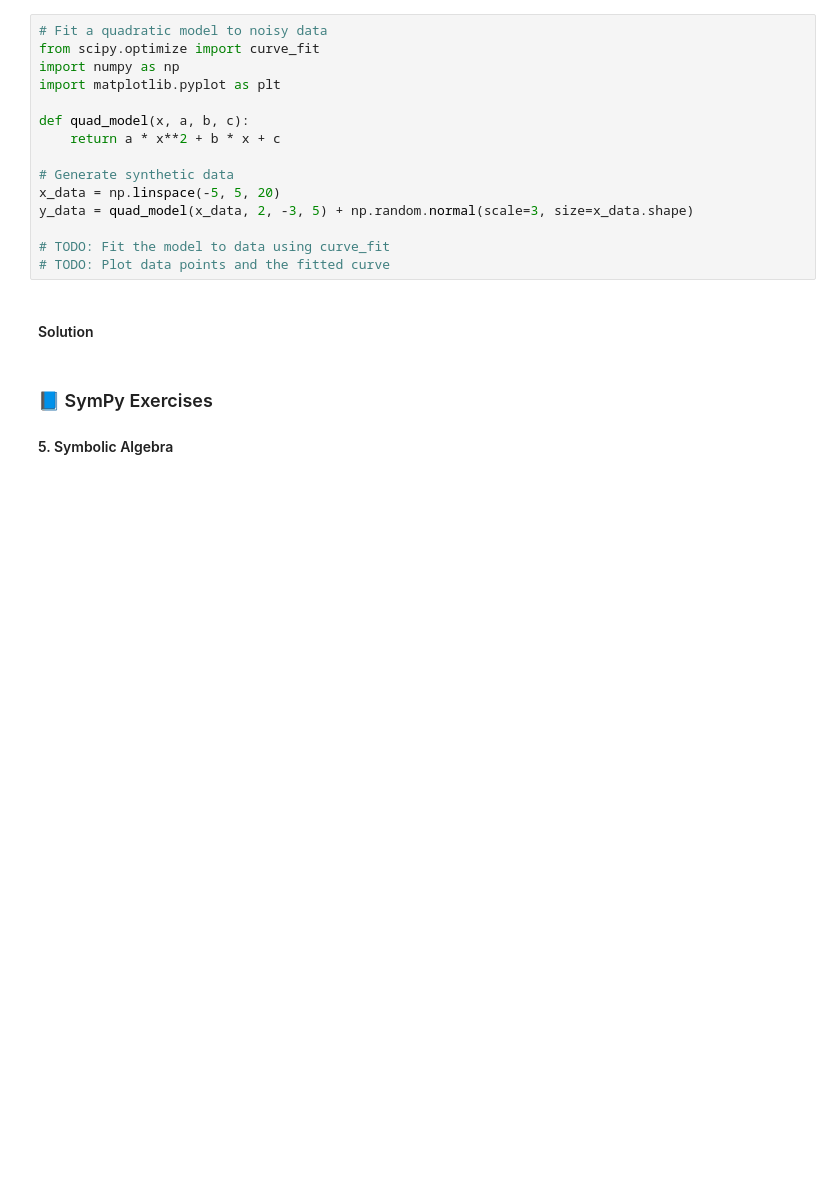
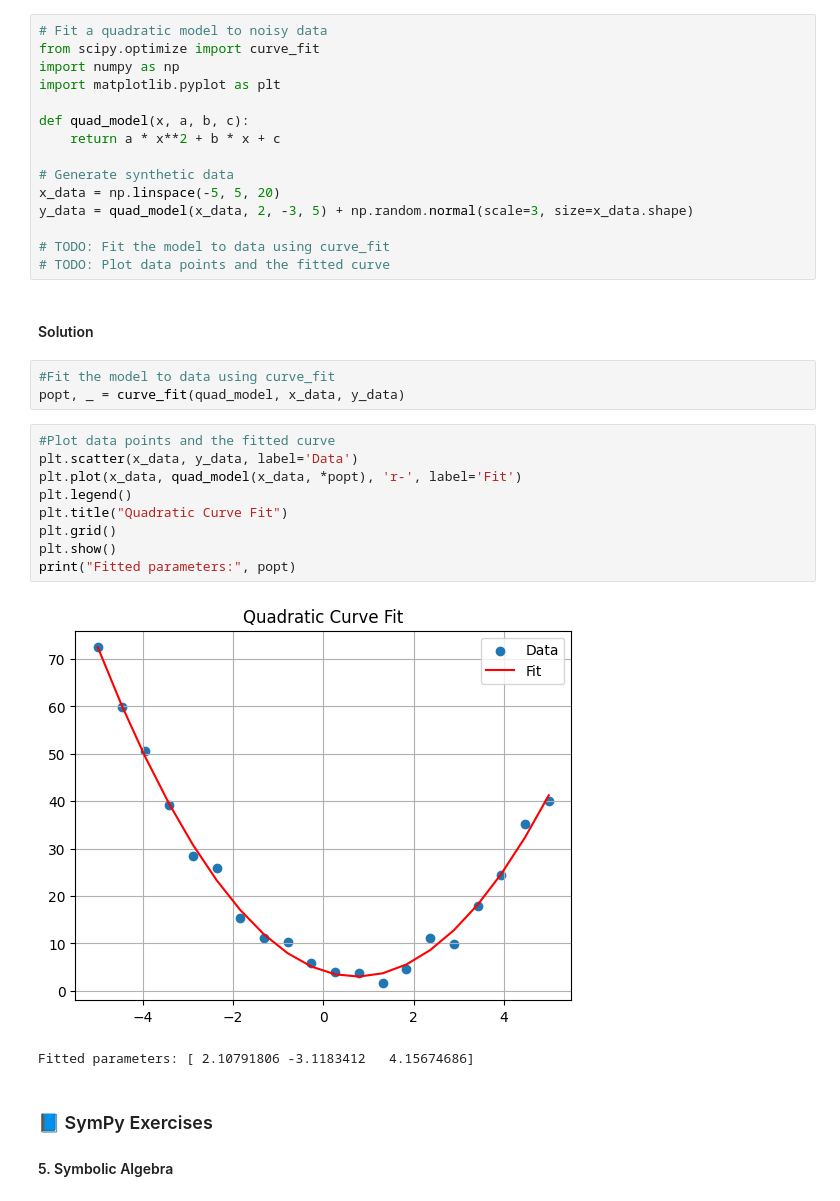
Before and after one commit to krup13/pfsc, a Jupyter notebook: tutorials/T10 - Scientific Comp Basics (Q).ipynb, the cells around one changed output. Saved outputs shown, nothing was run; the diff lists cells and outputs as text; blank space fills up the shorter version.

```diff
--- a/tutorials/T10 - Scientific Comp Basics (Q).ipynb
+++ b/tutorials/T10 - Scientific Comp Basics (Q).ipynb
@@ -61,6 +98,21 @@ y_data = quad_model(x_data, 2, -3, 5) + np.random.normal(scale=3, size=x_data.sh
 # TODO: Plot data points and the fitted curve
 # %% [markdown]
 #### Solution
+# %%
+#Fit the model to data using curve_fit
+popt, _ = curve_fit(quad_model, x_data, y_data)
+# %%
+#Plot data points and the fitted curve
+plt.scatter(x_data, y_data, label='Data')
+plt.plot(x_data, quad_model(x_data, *popt), 'r-', label='Fit')
+plt.legend()
+plt.title("Quadratic Curve Fit")
+plt.grid()
+plt.show()
+print("Fitted parameters:", popt)
+# %% [output]
+[figure, added]
+Fitted parameters: [ 2.10791806 -3.1183412   4.15674686]
 # %% [markdown]
 ### 📘 SymPy Exercises
 #### 5. Symbolic Algebra
```
Also changed, not shown: parts of 12 cells of this notebook, 10 other files.
